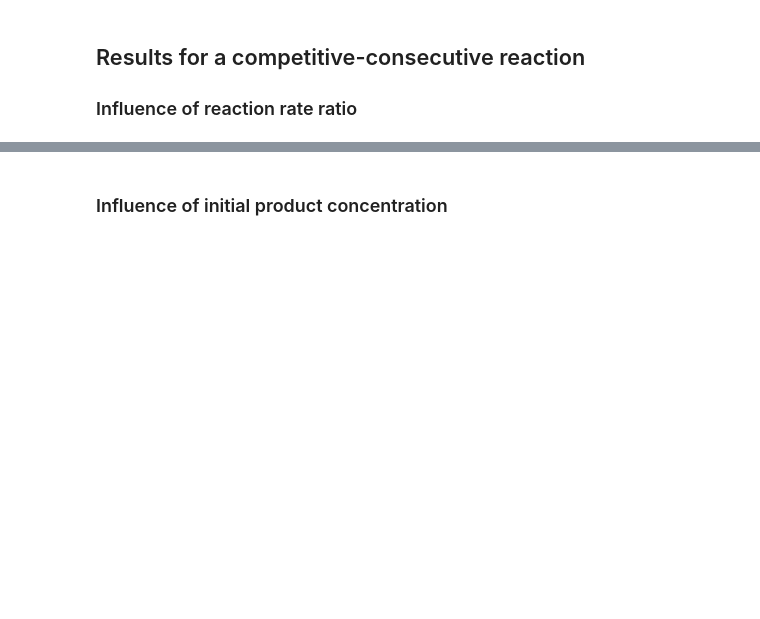
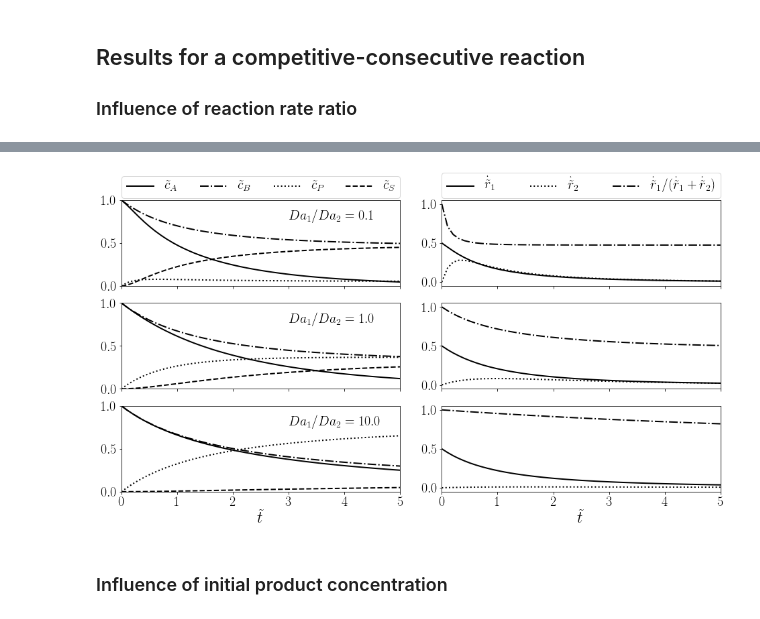
Before and after one commit to AndreWeiner/phd_notebooks, a Jupyter notebook: notebooks/prototype_reactions.ipynb, the cells around one changed output, grey strips where cells are left out. Saved outputs shown, nothing was run; the diff lists cells and outputs as text; code cells hidden in the pictures; blank space fills up the shorter version.

```diff
--- a/notebooks/prototype_reactions.ipynb
+++ b/notebooks/prototype_reactions.ipynb
@@ -309,3 +248,50 @@ fig.savefig('../output/consecutive_reaction_ode_da.png', bbox_inches='tight')
+# %%
+# k_12 = k_1/k_2
+k_12 = np.asarray([0.1, 1.0, 10.0])
+k_1 = 0.5
+
+fig, axarr = plt.subplots(3, 2, figsize=(hm.figure_width, 8), sharex=True)
+
+for index, ratio in enumerate(k_12):
+    solution = odeint(func=consecutive_reaction_rhs, y0=[c_A0, c_B0, c_P0, c_S0], t=t_steps, args=(k_1, k_1/ratio, alpha_11, alpha_21, alpha_21, alpha_32))
+    r_1 = np.multiply(solution[:,0], solution[:,1])*k_1
+    r_2 = np.multiply(solution[:,0], solution[:,2])*k_1/ratio
+    if index == 0:
+        axarr[index, 0].plot(t_steps, solution[:,0], c='k', ls='-', lw=lw, label=r"$\tilde{c}_A$")
+        axarr[index, 0].plot(t_steps, solution[:,1], c='k', ls='-.', lw=lw, label=r"$\tilde{c}_B$")
+        axarr[index, 0].plot(t_steps, solution[:,2], c='k', ls=':', lw=lw, label=r"$\tilde{c}_P$")
+        axarr[index, 0].plot(t_steps, solution[:,3], c='k', ls='--', lw=lw, label=r"$\tilde{c}_S$")
+        axarr[index, 1].plot(t_steps, r_1, c='k', ls='-', lw=lw, label=r"$\dot{\tilde{r}}_1$")
+        axarr[index, 1].plot(t_steps, r_2, c='k', ls=':', lw=lw, label=r"$\dot{\tilde{r}}_2$")
+        axarr[index, 1].plot(t_steps, r_1/(r_1 + r_2), c='k', ls='-.', lw=lw,
+                             label=r"$\dot{\tilde{r}}_1 / (\dot{\tilde{r}}_1 + \dot{\tilde{r}}_2)$")
+    else:
+        axarr[index, 0].plot(t_steps, solution[:,0], ls='-', lw=lw, c='k')
+        axarr[index, 0].plot(t_steps, solution[:,1], ls='-.', lw=lw, c='k')
+        axarr[index, 0].plot(t_steps, solution[:,2], ls=':', lw=lw, c='k')
+        axarr[index, 0].plot(t_steps, solution[:,3], ls='--', lw=lw, c='k')
+        axarr[index, 1].plot(t_steps, r_1, c='k', ls='-', lw=lw)
+        axarr[index, 1].plot(t_steps, r_2, c='k', ls=':', lw=lw)
+        axarr[index, 1].plot(t_steps, r_1/(r_1 + r_2), c='k', ls='-.', lw=lw)
+
+    axarr[index, 0].text(3, 0.75, r"$Da_1/Da_2={:1.1f}$".format(ratio), fontsize=hm.fontsize_legend)
+    axarr[index, 0].set_xlim([0, 5])
+    axarr[index, 0].set_ylim([0, 1])
+    axarr[index, 1].set_xlim([0, 5])
+    axarr[index, 0].tick_params(labelsize=hm.fontsize_tick)
+    axarr[index, 1].tick_params(labelsize=hm.fontsize_tick)
+
+axarr[-1, 0].set_xlabel(r"$\tilde{t}$", fontsize=hm.fontsize_label)
+axarr[-1, 1].set_xlabel(r"$\tilde{t}$", fontsize=hm.fontsize_label)
+axarr[0, 0].legend(bbox_to_anchor=(0., 1.02, 1., .102), loc=3,
+                   ncol=4, mode="expand", borderaxespad=0., fontsize=hm.fontsize_legend)
+axarr[0, 1].legend(bbox_to_anchor=(0., 1.02, 1., .102), loc=3,
+                   ncol=3, mode="expand", borderaxespad=0., fontsize=hm.fontsize_legend)
+fig.subplots_adjust(wspace=0.15)
+fig.savefig('../output/consecutive_reaction_ode_da.pdf', bbox_inches='tight')
+fig.savefig('../output/consecutive_reaction_ode_da.png', bbox_inches='tight')
+# %% [output]
+[figure, added]
 # %% [markdown]
 ### Influence of initial product concentration
 # %%
```
Also changed, not shown: parts of 3 cells of this notebook.
